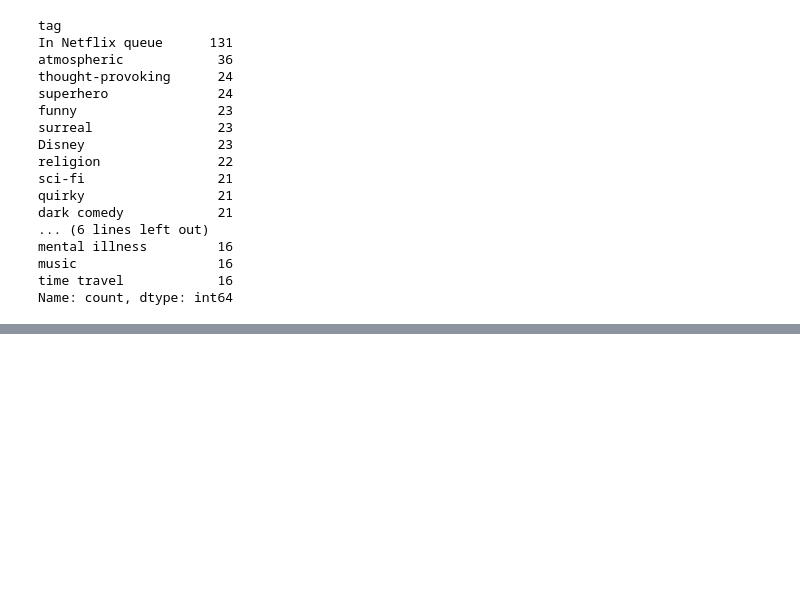
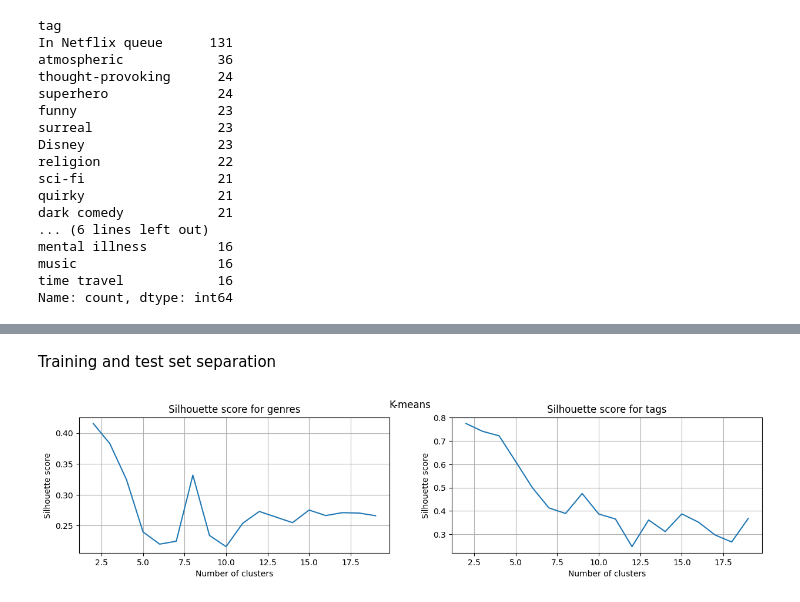
Before and after one commit to nicolotocalli/NAML-Project-2024, a Jupyter notebook: NAML_Project_2024.ipynb, the cells around one changed output, grey strips where cells are left out. Drawn from its saved outputs; the diff is of its cells as text; code cells hidden in the pictures; blank space fills up the shorter version.

```diff
--- a/NAML_Project_2024.ipynb
+++ b/NAML_Project_2024.ipynb
@@ -761,3 +753,9 @@ column_names.insert(0, 'userId')
+# %%
+#get a list of 20 most popular tags
+all_tags = list(tag_counts.index)
+
+column__names_tags = all_tags.copy()
+column__names_tags.insert(0, 'userId')
 # %%
 all_genre_ratings = get_genre_ratings(ratings, movies, all_genres, column_names )
 all_genre_ratings.head()
@@ -802,0 +779,3 @@ all_genre_ratings.head()
+# %%
+all_tags_ratings = get_tag_ratings(ratings, tags, all_tags, column__names_tags)
+all_tags_ratings.head()
@@ -802,0 +790,23 @@ all_genre_ratings.head()
+# %%
+# compute the avarage rating of each user
+user_means = all_tags_ratings.mean(axis=1)
+
+#for every row, fill the empty values with the mean of that row
+for row in range(len(all_tags_ratings)):
+    for column in range(1, len(all_tags_ratings.columns)):
+        if pd.isnull(all_tags_ratings.iloc[row, column]):
+            all_tags_ratings.iloc[row, column] = user_means[row]
+# %% [markdown]
+Training and test set separation
+# %%
+#divide the data into training and test set by 80% and 20% respectively
+all_genre_ratings_train = all_genre_ratings.sample(frac=0.8, random_state=0)
+all_genre_ratings_test = all_genre_ratings.drop(all_genre_ratings_train.index)
+
+all_tags_ratings_train = all_tags_ratings.sample(frac=0.8, random_state=0)
+all_tags_ratings_test = all_tags_ratings.drop(all_tags_ratings_train.index)
+# %%
+#optimization of K for KMeans clustering by silhouette score
+genre_k, tag_K = silhouette_score_plot([all_genre_ratings_train,all_tags_ratings_train], KMeans,'K-means')
+# %% [output]
+[figure, added]
```
Also changed, not shown: parts of 28 cells of this notebook.
